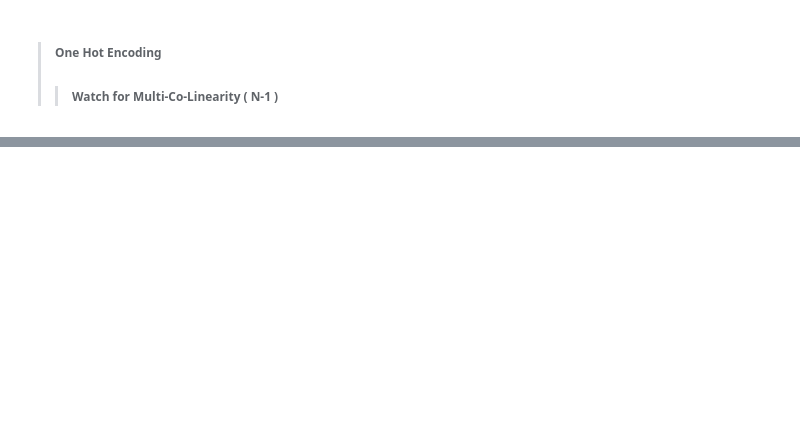
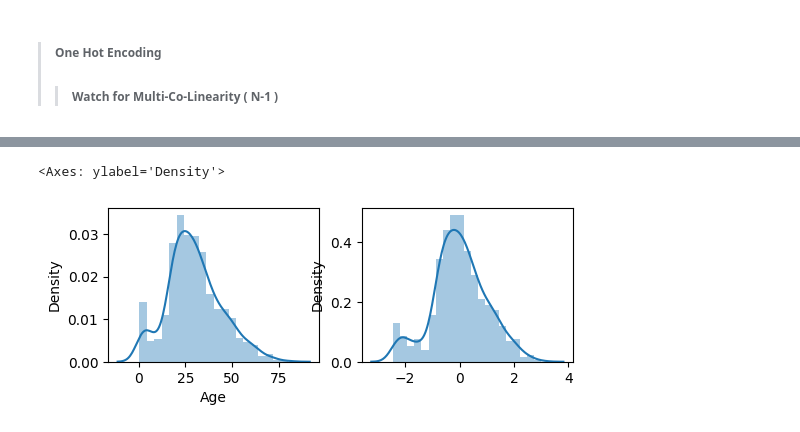
Before and after one commit to vaibhaVishwakarma/myML, a Jupyter notebook: EDA.ipynb, the cells around one changed output, grey strips where cells are left out. Cells and saved outputs as stored; diff of their text form; code cells hidden in the pictures; blank space fills up the shorter version.

```diff
--- a/EDA.ipynb
+++ b/EDA.ipynb
@@ -398,0 +405,4 @@ edu.sample(5)
+# %%
+titanic = pd.read_csv("titanic.csv")
+titanic = titanic.drop(columns=['PassengerId','Name','Ticket','Cabin'])
+titanic.sample(2)
@@ -398,0 +564,6 @@ edu.sample(5)
+# %%
+from sklearn.preprocessing import PowerTransformer
+
+pt1 = PowerTransformer(method = 'box-cox')
+titanic_trans =pt1.fit_transform(titanic_toTransform+0.0001)
+titanic_trans
@@ -398,0 +578,9 @@ edu.sample(5)
+# %%
+plt.figure(figsize=(6,2))
+plt.subplot(121)
+sns.distplot(titanic_toTransform['Age'] , kde= True)
+plt.subplot(122)
+sns.distplot(titanic_trans[:,0] , kde= True)
+# %% [output]
+<Axes: ylabel='Density'>
+[figure, added]
```
Also changed, not shown: parts of 49 cells of this notebook, 2 other files.
